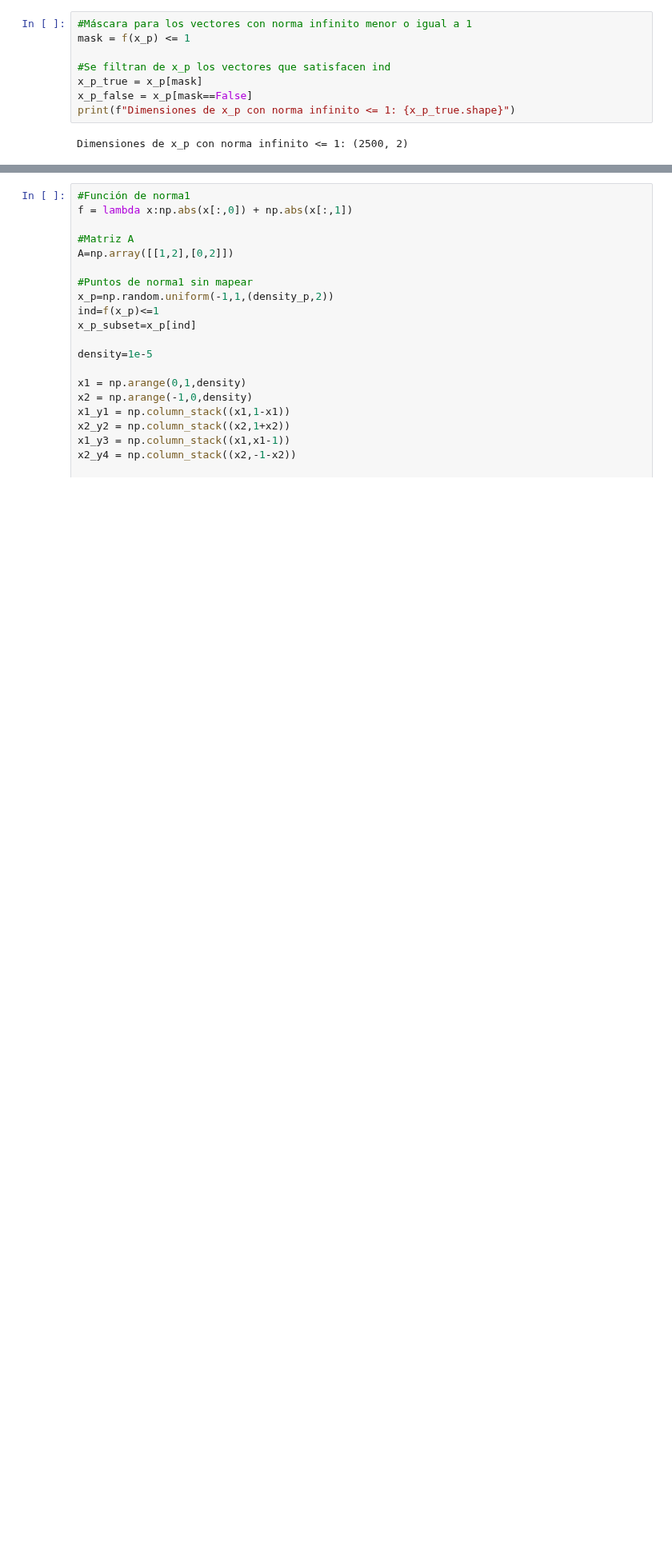
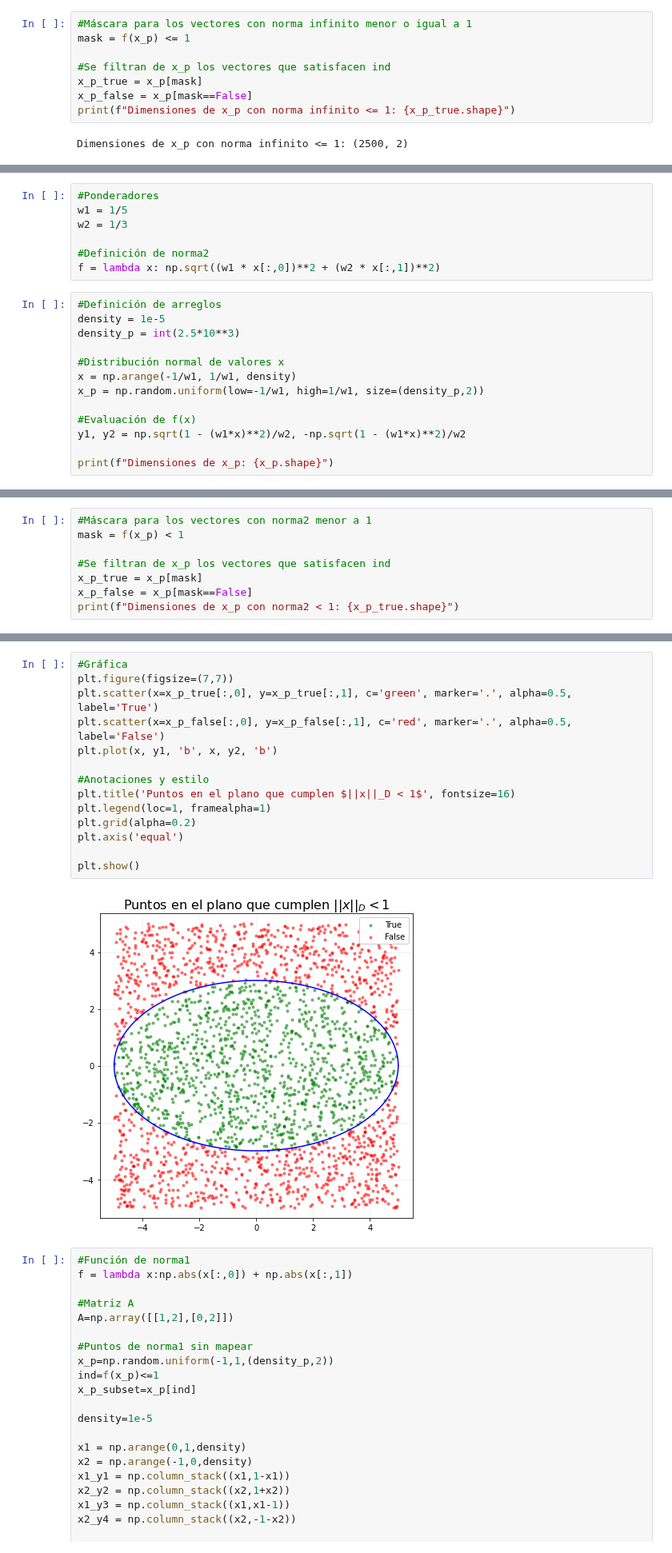
Before and after one commit to CAMM961001/itam-mcd, a Jupyter notebook: optimizacion/01-computo-cientifico/1.3-normas-vectoriales-matriciales.ipynb, the cells around one changed output, grey strips where cells are left out. Shown at 80% size. Cells and saved outputs as stored; diff of their text form; blank space fills up the shorter version.

Commit message:
Expandir norma ponderada

```diff
--- a/optimizacion/01-computo-cientifico/1.3-normas-vectoriales-matriciales.ipynb
+++ b/optimizacion/01-computo-cientifico/1.3-normas-vectoriales-matriciales.ipynb
@@ -171,0 +149,20 @@ plt.show()
+# %%
+#Ponderadores
+w1 = 1/5
+w2 = 1/3
+
+#Definición de norma2
+f = lambda x: np.sqrt((w1 * x[:,0])**2 + (w2 * x[:,1])**2)
+# %%
+#Definición de arreglos
+density = 1e-5
+density_p = int(2.5*10**3)
+
+#Distribución normal de valores x
+x = np.arange(-1/w1, 1/w1, density)
+x_p = np.random.uniform(low=-1/w1, high=1/w1, size=(density_p,2))
+
+#Evaluación de f(x)
+y1, y2 = np.sqrt(1 - (w1*x)**2)/w2, -np.sqrt(1 - (w1*x)**2)/w2
+
+print(f"Dimensiones de x_p: {x_p.shape}")
@@ -171,0 +171,8 @@ plt.show()
+# %%
+#Máscara para los vectores con norma2 menor a 1
+mask = f(x_p) < 1
+
+#Se filtran de x_p los vectores que satisfacen ind
+x_p_true = x_p[mask]
+x_p_false = x_p[mask==False]
+print(f"Dimensiones de x_p con norma2 < 1: {x_p_true.shape}")
@@ -172,3 +181,19 @@ plt.show()
+# %%
+#Gráfica
+plt.figure(figsize=(7,7))
+plt.scatter(x=x_p_true[:,0], y=x_p_true[:,1], c='green', marker='.', alpha=0.5, label='True')
+plt.scatter(x=x_p_false[:,0], y=x_p_false[:,1], c='red', marker='.', alpha=0.5, label='False')
+plt.plot(x, y1, 'b', x, y2, 'b')
+
+#Anotaciones y estilo
+plt.title('Puntos en el plano que cumplen $||x||_D < 1$', fontsize=16)
+plt.legend(loc=1, framealpha=1)
+plt.grid(alpha=0.2)
+plt.axis('equal')
+
+plt.show()
+# %% [output]
+[figure, added]
 # %%
 #Función de norma1
 f = lambda x:np.abs(x[:,0]) + np.abs(x[:,1])
```
Also changed, not shown: parts of 10 cells of this notebook.
